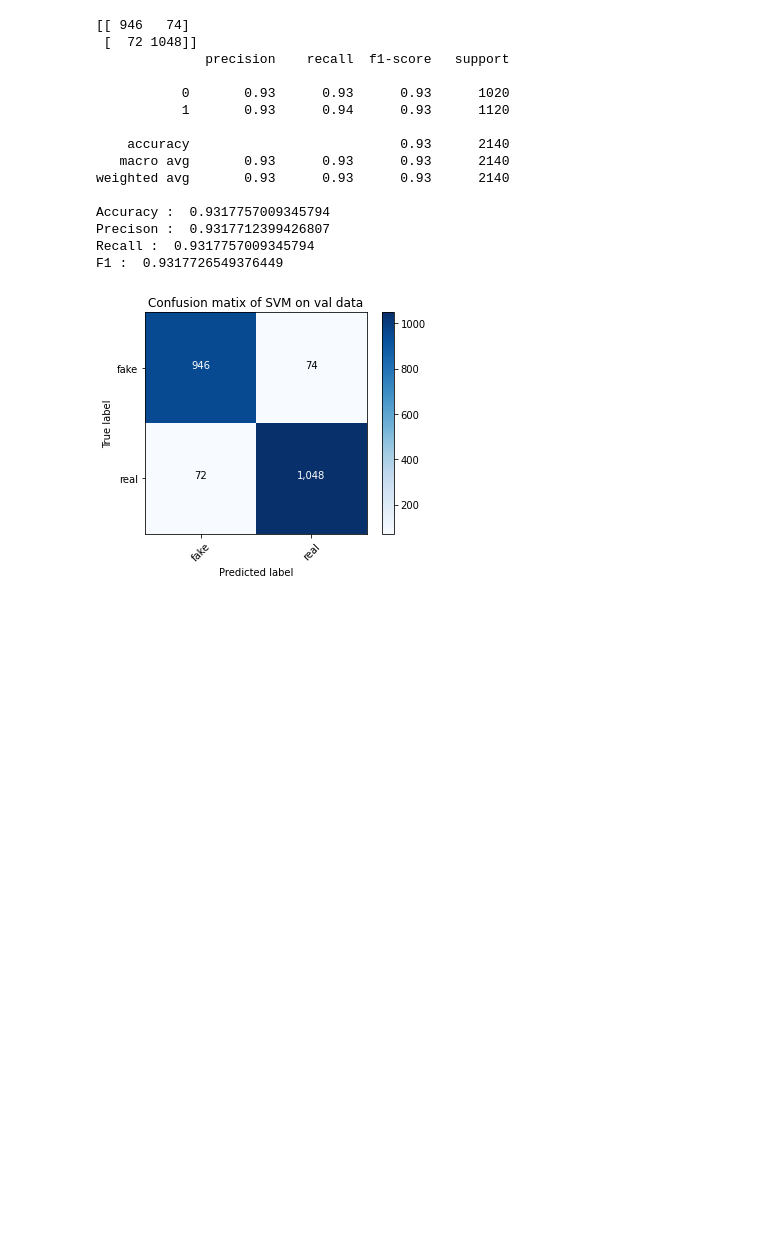
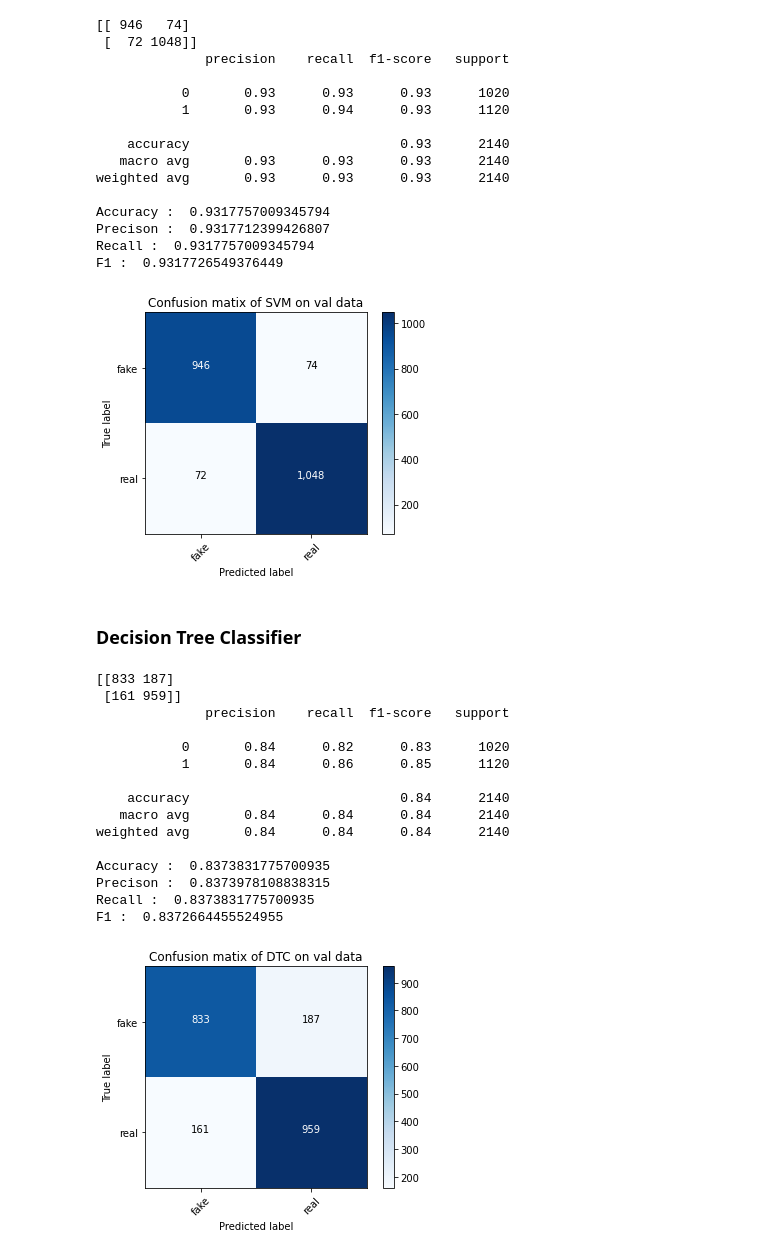
Before and after one commit to mgranchelli/covid19-fake-news-detection, a Jupyter notebook: fake-news-ml.ipynb, the cells around one changed output. Cells and saved outputs as stored; diff of their text form; code cells hidden in the pictures; blank space fills up the shorter version.

```diff
--- a/fake-news-ml.ipynb
+++ b/fake-news-ml.ipynb
@@ -198,3 +193,5 @@ Precison :  0.9317712399426807
 Recall :  0.9317757009345794
 F1 :  0.9317726549376449
 [figure]
+# %% [markdown]
+### Decision Tree Classifier
@@ -200,0 +202,24 @@ F1 :  0.9317726549376449
+# %%
+print_metrices(y_pred_dtc, y_val)
+plot_confusion_matrix(
+    confusion_matrix(y_val, y_pred_dtc),
+    target_names=['fake','real'],
+    normalize = False,
+    title = 'Confusion matix of DTC on val data')
+# %% [output]
+[[833 187]
+ [161 959]]
+              precision    recall  f1-score   support
+
+           0       0.84      0.82      0.83      1020
+           1       0.84      0.86      0.85      1120
+
+    accuracy                           0.84      2140
+   macro avg       0.84      0.84      0.84      2140
+weighted avg       0.84      0.84      0.84      2140
+
+Accuracy :  0.8373831775700935
+Precison :  0.8373978108838315
+Recall :  0.8373831775700935
+F1 :  0.8372664455524955
+[figure, added]
```
Also changed, not shown: parts of 21 cells of this notebook, 1 other file.
